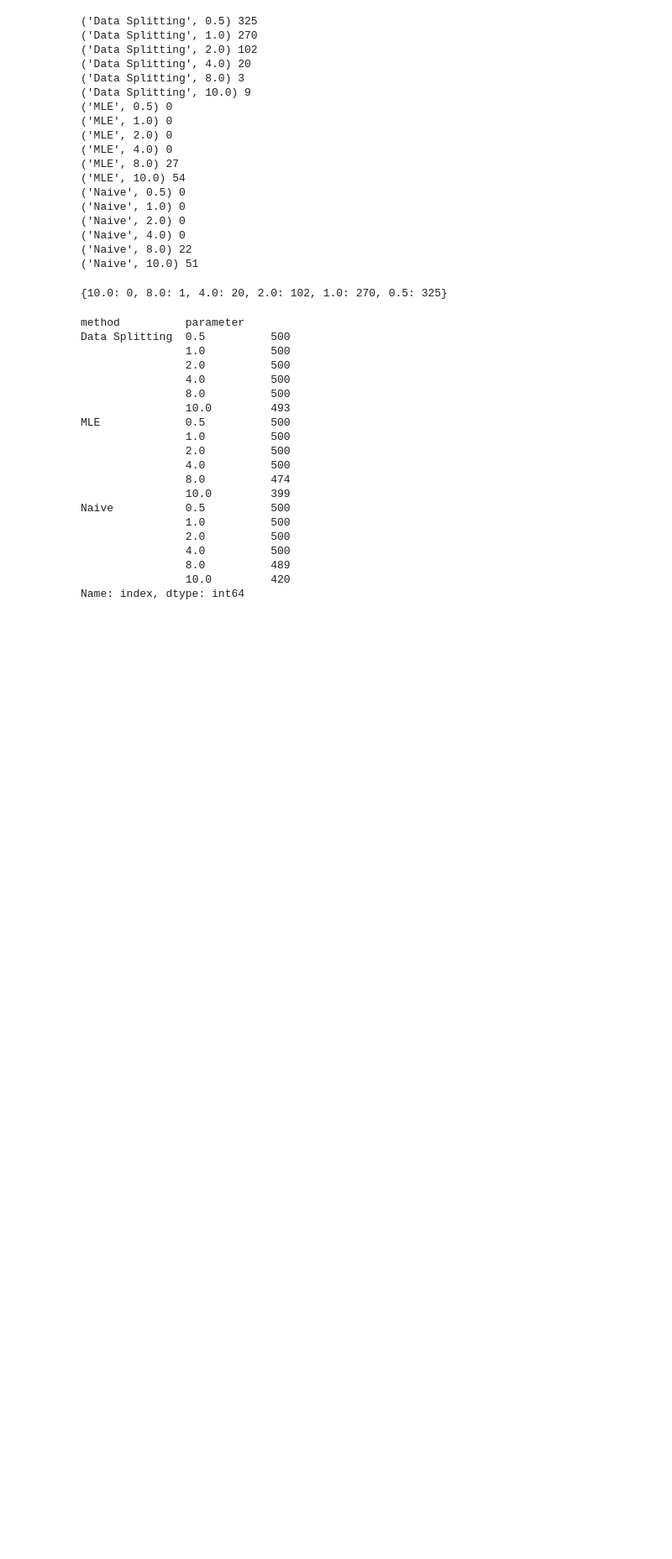
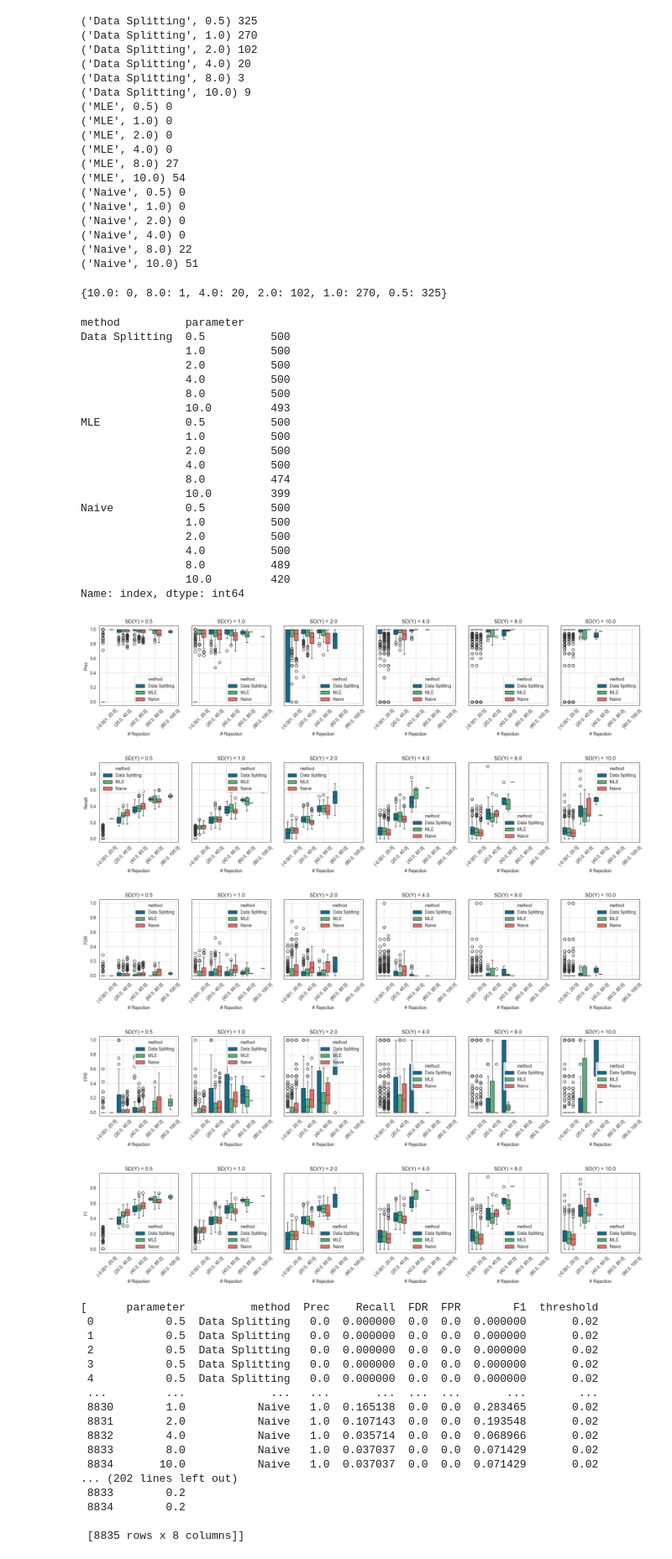
Before and after one commit to yiling-h/SI-Interaction, a Jupyter notebook: selectinf/Simulation/H1/Results/vary_signal/plotting_signal.ipynb, the cells around one changed output. Shown at 84% size. Cells and saved outputs as stored; diff of their text form; code cells hidden in the pictures; blank space fills up the shorter version.

```diff
--- a/selectinf/Simulation/H1/Results/vary_signal/plotting_signal.ipynb
+++ b/selectinf/Simulation/H1/Results/vary_signal/plotting_signal.ipynb
@@ -831,0 +972,28 @@ Name: index, dtype: int64
+# %%
+metric_by_rejection_plot(target_dict=target_dict_full, pval_key="pval",
+                         parameter_name="SD(Y)",
+                         metric_list=["Prec", "Recall", "FDR", "FPR", "F1", "N_rej"],
+                         rank_def_count=ds_rank_def_count_full)
+# %% [output]
+[figure, added]
+[figure, added]
+[figure, added]
+[figure, added]
+[figure, added]
+[      parameter          method  Prec    Recall  FDR  FPR        F1  threshold
+ 0           0.5  Data Splitting   0.0  0.000000  0.0  0.0  0.000000       0.02
+ 1           0.5  Data Splitting   0.0  0.000000  0.0  0.0  0.000000       0.02
+ 2           0.5  Data Splitting   0.0  0.000000  0.0  0.0  0.000000       0.02
+ 3           0.5  Data Splitting   0.0  0.000000  0.0  0.0  0.000000       0.02
+ 4           0.5  Data Splitting   0.0  0.000000  0.0  0.0  0.000000       0.02
+ ...         ...             ...   ...       ...  ...  ...       ...        ...
+ 8830        1.0           Naive   1.0  0.165138  0.0  0.0  0.283465       0.02
+ 8831        2.0           Naive   1.0  0.107143  0.0  0.0  0.193548       0.02
+ 8832        4.0           Naive   1.0  0.035714  0.0  0.0  0.068966       0.02
+ 8833        8.0           Naive   1.0  0.037037  0.0  0.0  0.071429       0.02
+ 8834       10.0           Naive   1.0  0.037037  0.0  0.0  0.071429       0.02
+... (202 lines left out)
+ 8833        0.2
+ 8834        0.2
+
+ [8835 rows x 8 columns]]
```
Also changed, not shown: parts of 6 cells of this notebook, 19 other files.
